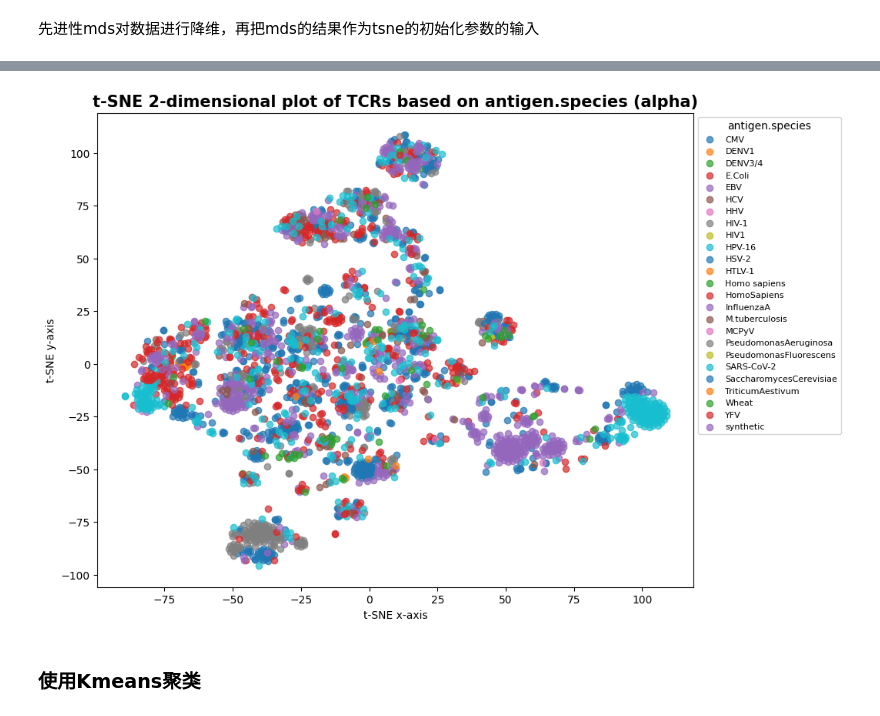
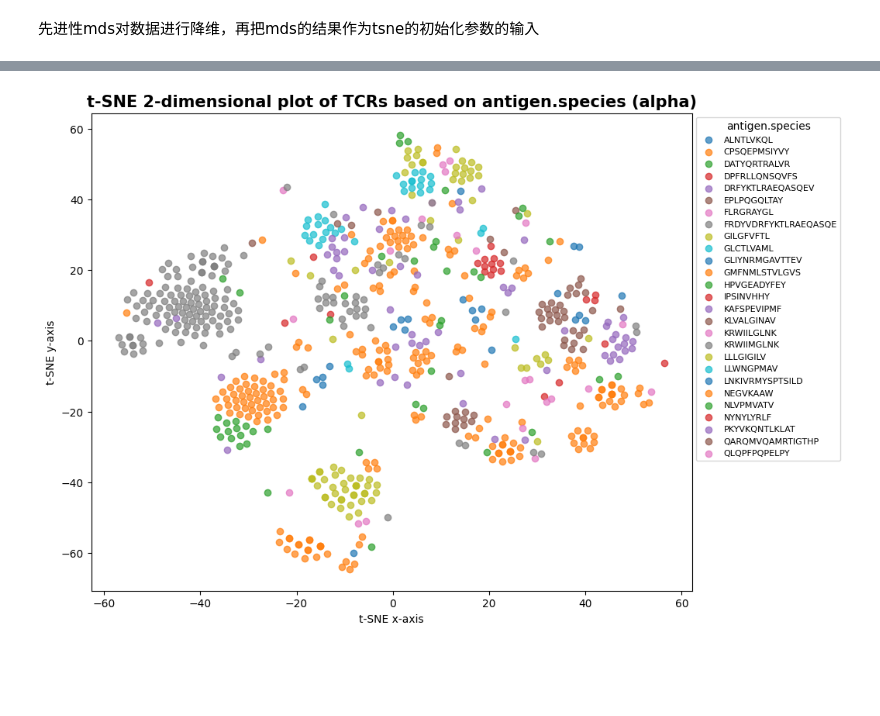
Before and after one commit to UoB-DSMP-2023-24/dsmp-2024-group02, a Jupyter notebook: alpha_and_beta.ipynb, the cells around one changed output, grey strips where cells are left out. Drawn from its saved outputs; the diff is of its cells as text; code cells hidden in the pictures; blank space fills up the shorter version.

```diff
--- a/alpha_and_beta.ipynb
+++ b/alpha_and_beta.ipynb
@@ -45,4 +63,4 @@ data_alpha = data_clean[data_clean['gene'] == 'TRA']
 # 抽样
 # data_alpha_human_sampled = conditional_sample(data_alpha_human, percentage=0.3)
 # %%
-data_alpha_human_sampled = score[(score['gene'] == 'TRA') & (score['species'] == 'HomoSapiens')]
+data_alpha_human_sampled = score[(score['gene'] == 'TRA') & (score['species'] == 'HomoSapiens') & (score['complex.id'] == 0)]
@@ -194,31 +179,0 @@ positions = mds.fit_transform(alpha_distance)
-# %%
-
-specificity = clone_df['antigen.species']
-unique_antigen_species = np.unique(specificity)
-
-# 定义一个颜色列表
-color_list = [
-    "#1f77b4", "#ff7f0e", "#2ca02c", "#d62728", "#9467bd",
-    "#8c564b", "#e377c2", "#7f7f7f", "#bcbd22", "#17becf",
-    "#1f77b4", "#ff7f0e", "#2ca02c", "#d62728", "#9467bd",
-    "#8c564b", "#e377c2", "#7f7f7f", "#bcbd22", "#17becf",
-    "#1f77b4", "#ff7f0e", "#2ca02c", "#d62728", "#9467bd",
-    "#8c564b", "#e377c2"  # 根据 unique_antigen_species 的数量增减颜色
-]
-# 确保颜色列表的长度至少与 unique_antigen_species 的数量一致
-colors = color_list[:len(unique_antigen_species)]
-
-color_map = dict(zip(unique_antigen_species, colors))
-
-plt.figure(figsize=(10, 8))
-
-for antigen_species, color in color_map.items():
-    true_indices = (specificity == antigen_species)
-    plt.scatter(positions[true_indices, 0], positions[true_indices, 1], color=color, label=antigen_species, alpha=0.7)
-
-plt.xlabel('Dimension 1')
-plt.ylabel('Dimension 2')
-plt.title('2D Representation of Points using MDS')
-plt.legend(loc='upper left', bbox_to_anchor=(1,1))
-plt.grid(True)
-plt.show()
@@ -228,37 +184,35 @@ plt.show()
 tsne_reducer = TSNE(n_components=2, random_state=42, metric='precomputed', init=positions, perplexity=100, learning_rate=1000)
 tsne_results = tsne_reducer.fit_transform(alpha_distance)
 # %%
-specificity = clone_df['antigen.species']
+specificity = clone_df['antigen.epitope']
 unique_antigen_species = np.unique(specificity)
 
 # 定义一个颜色列表
 color_list = [
     "#1f77b4", "#ff7f0e", "#2ca02c", "#d62728", "#9467bd",
     "#8c564b", "#e377c2", "#7f7f7f", "#bcbd22", "#17becf",
     "#1f77b4", "#ff7f0e", "#2ca02c", "#d62728", "#9467bd",
     "#8c564b", "#e377c2", "#7f7f7f", "#bcbd22", "#17becf",
     "#1f77b4", "#ff7f0e", "#2ca02c", "#d62728", "#9467bd",
     "#8c564b", "#e377c2"  # 根据 unique_antigen_species 的数量增减颜色
 ]
 # 确保颜色列表的长度至少与 unique_antigen_species 的数量一致
 colors = color_list[:len(unique_antigen_species)]
 
 color_map = dict(zip(unique_antigen_species, colors))
 
 plt.figure(figsize=(10, 8))
 
 for antigen_species, color in color_map.items():
     true_indiex = (specificity == antigen_species)
     plt.scatter(tsne_results[true_indiex, 0], tsne_results[true_indiex, 1], color=color, label=antigen_species,
                     alpha=0.7)
 
 plt.title('t-SNE 2-dimensional plot of TCRs based on antigen.species ({})'.format('alpha'), fontweight='bold', fontsize=15)
 plt.xlabel('t-SNE x-axis')
 plt.ylabel('t-SNE y-axis')
 plt.legend(title='antigen.species', bbox_to_anchor=(1, 1), loc='upper left', fontsize=8)
 plt.savefig('alpha.png')
 plt.show()
 # %% [output]
-[figure, old version]
+[figure, new version]
-# %% [markdown]
-### 使用Kmeans聚类
```
Also changed, not shown: parts of 85 cells of this notebook.
